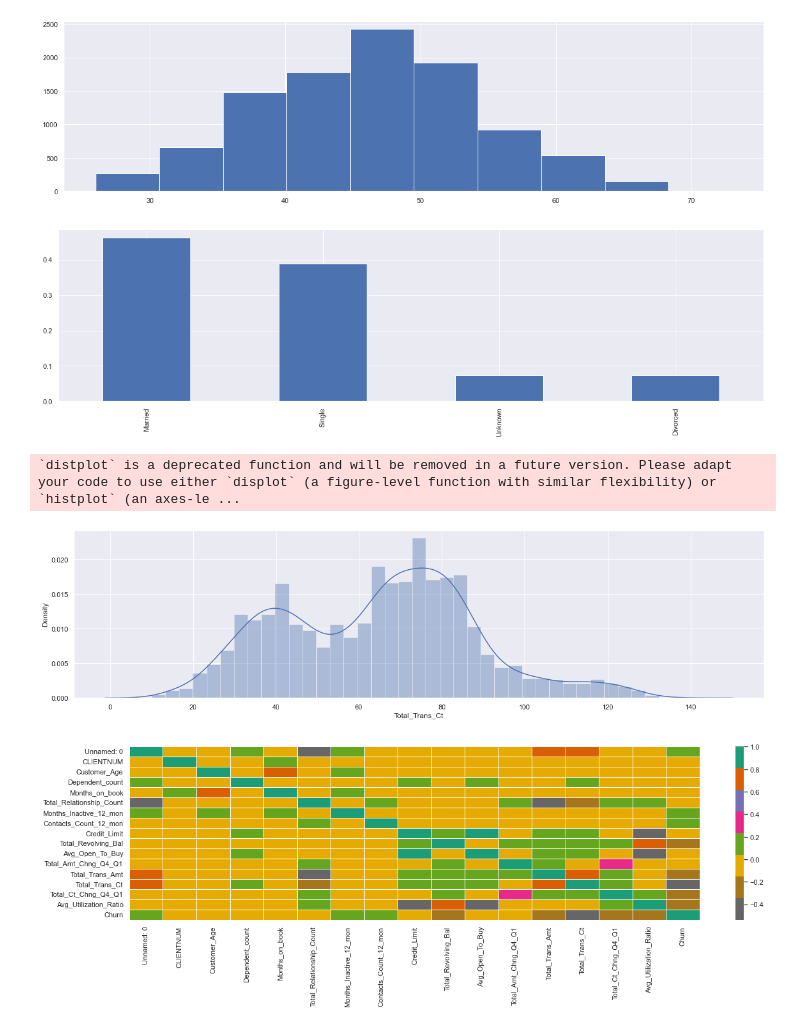
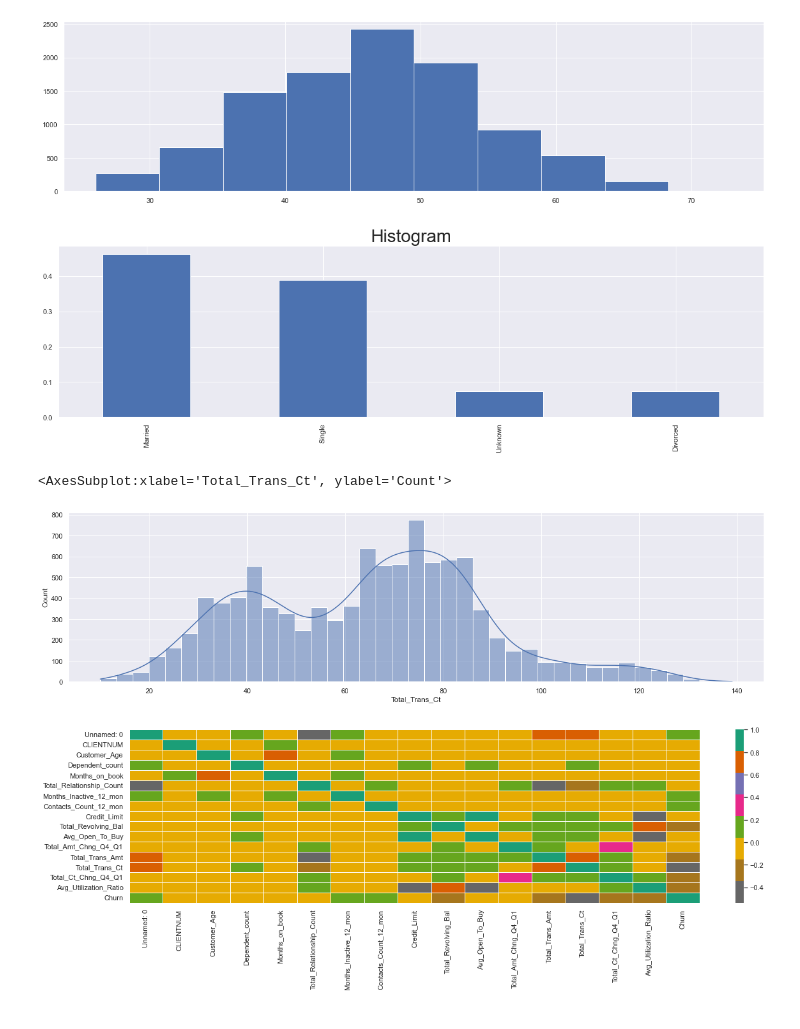
Before and after one commit to guyrux/udacity_customer_churn, a Jupyter notebook: notebooks/churn_notebook.ipynb, the cells around one changed output. Saved outputs shown, nothing was run; the diff lists cells and outputs as text; code cells hidden in the pictures.

```diff
--- a/notebooks/churn_notebook.ipynb
+++ b/notebooks/churn_notebook.ipynb
@@ -102,15 +103,16 @@ df['Customer_Age'].hist();
 [figure]
 # %%
 plt.figure(figsize=(20,5))
+plt.title('Histogram', size=28)
 df.Marital_Status.value_counts('normalize').plot(kind='bar');
 # %% [output]
-[figure, old version]
+[figure, new version]
 # %%
 plt.figure(figsize=(20,5))
-sns.distplot(df['Total_Trans_Ct']);
+sns.histplot(df['Total_Trans_Ct'], kde=True)
 # %% [output]
-`distplot` is a deprecated function and will be removed in a future version. Please adapt your code to use either `displot` (a figure-level function with similar flexibility) or `histplot` (an axes-le ...
+<AxesSubplot:xlabel='Total_Trans_Ct', ylabel='Count'>
-[figure, old version]
+[figure, new version]
 # %%
 plt.figure(figsize=(20, 5))
 sns.heatmap(df.corr(), annot=False, cmap='Dark2_r', linewidths=1)
```
Also changed, not shown: parts of 12 cells of this notebook, 13 other files.
